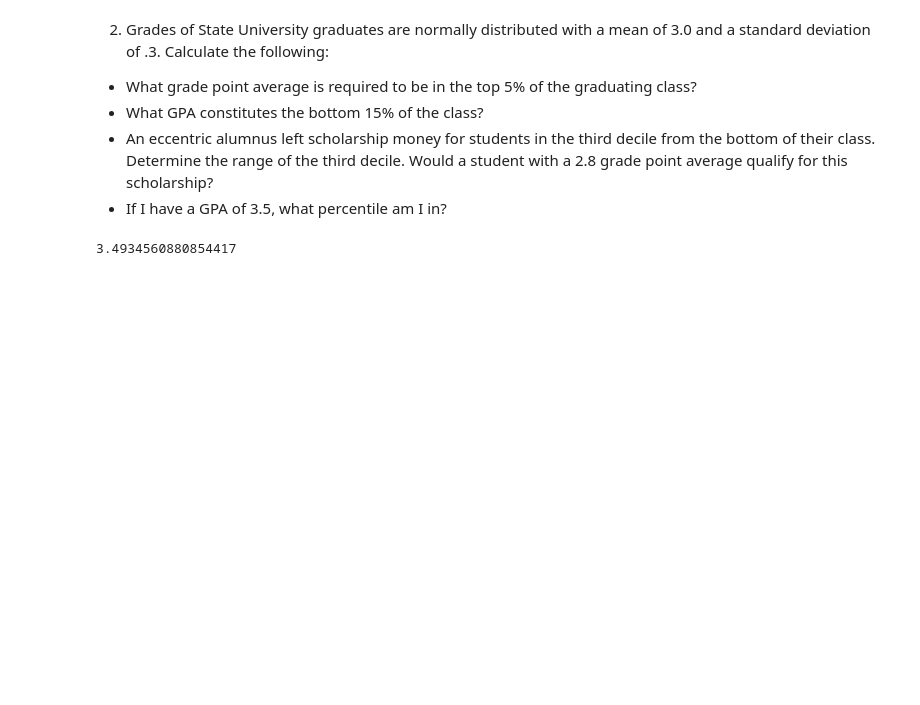
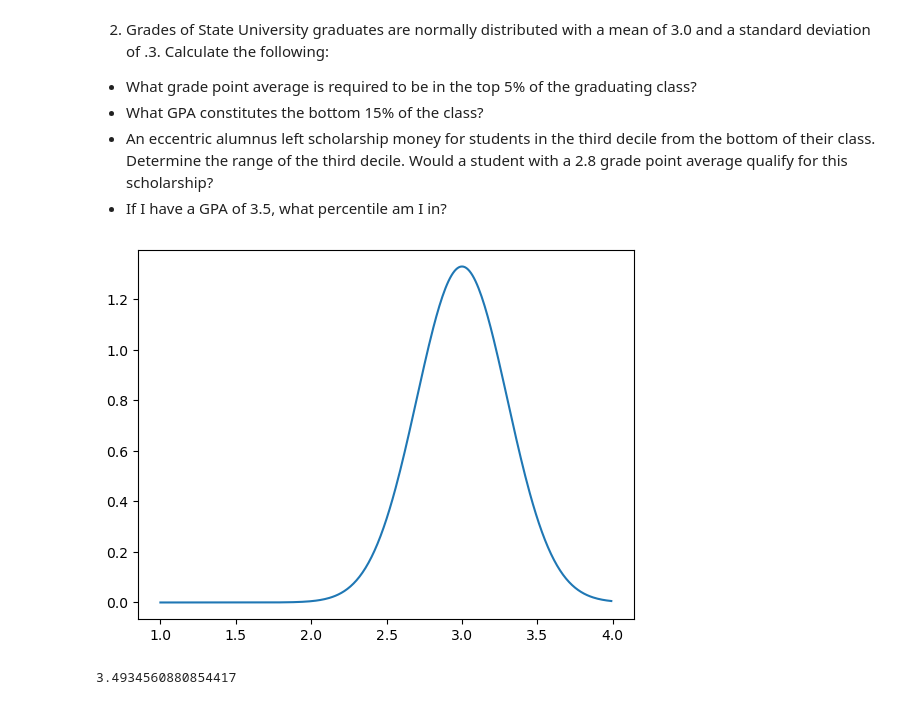
Before and after one commit to jeremiah-toribio/statistics-exercises, a Jupyter notebook: probability_distributions.ipynb, the cells around one changed output. Saved outputs shown, nothing was run; the diff lists cells and outputs as text; code cells hidden in the pictures; blank space fills up the shorter version.

```diff
--- a/probability_distributions.ipynb
+++ b/probability_distributions.ipynb
@@ -49,8 +49,10 @@ grade_mean = 3
 grade_std = .3
 grades = stats.norm(3,.3)
 # %%
-a = np.arange(0,9)
+a = np.arange(1,4,.01)
 b = [grades.pdf(i) for i in a]
 plt.plot(a,b)
 plt.show()
+# %% [output]
+[figure, added]
 # %%
```
Also changed, not shown: parts of 29 cells of this notebook, 2 other files.
